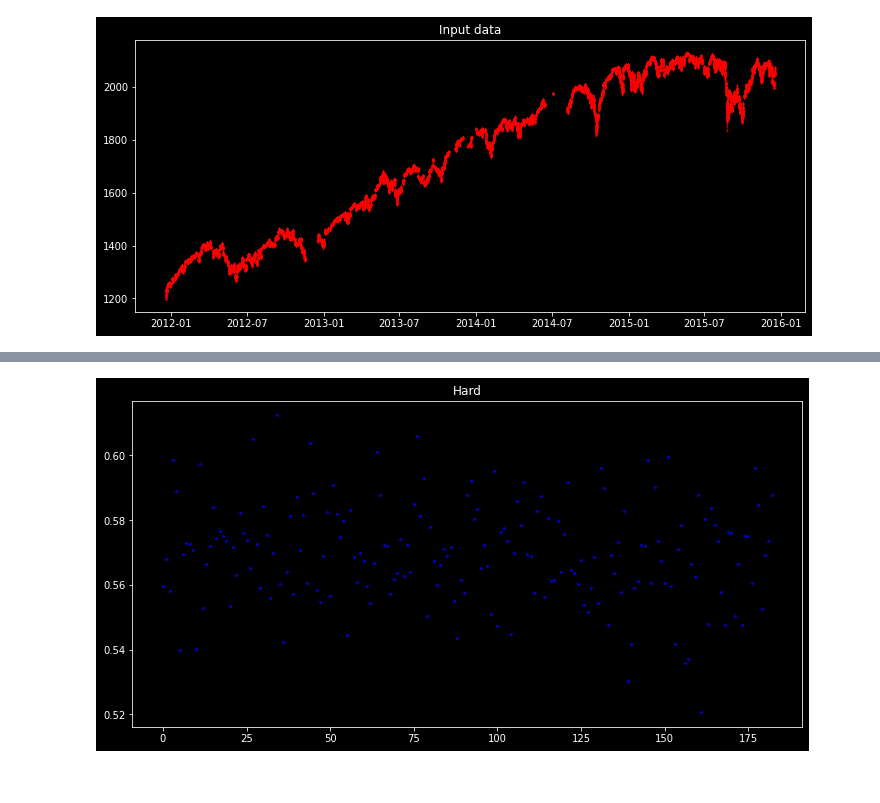
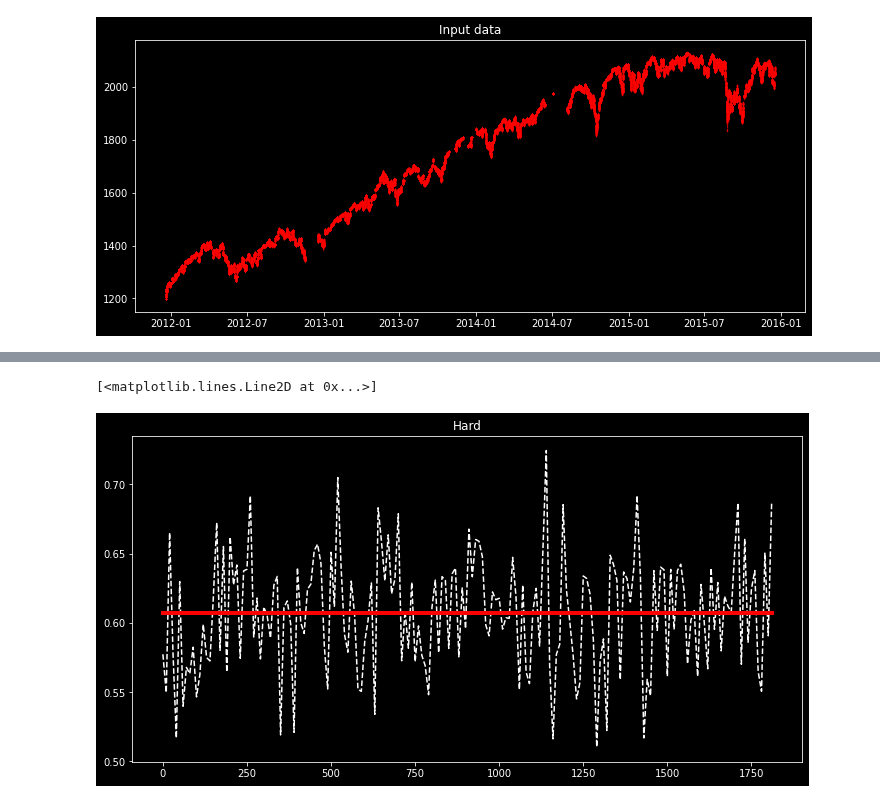
Before and after one commit to Molozey/algo-andrii, a Jupyter notebook: Andrii/folder_15/Hurst exponent.ipynb, the cells around one changed output, grey strips where cells are left out. Drawn from its saved outputs; the diff is of its cells as text; code cells hidden in the pictures.

```diff
--- a/Andrii/folder_15/Hurst exponent.ipynb
+++ b/Andrii/folder_15/Hurst exponent.ipynb
@@ -227,4 +159,4 @@ Duplicates at 6.18% of data
 [figure]
 # %%
-hurst_optimizer(nrm, simplify=5)
+hurst_optimizer(nrm, simplify=2)
 # %% [output]
@@ -231,0 +181,2 @@ hurst_optimizer(nrm, simplify=5)
+# %%
+hurst_optimizer(nrm, simplify=1)
@@ -231,0 +203,2 @@ hurst_optimizer(nrm, simplify=5)
+# %%
+hurst_optimizer(nrm, simplify=1, ANIS_LLOYD=True)
@@ -231,0 +232,2 @@ hurst_optimizer(nrm, simplify=5)
+# %%
+hurst_optimizer(nrm, simplify=3)
@@ -232,16 +237,23 @@ hurst_optimizer(nrm, simplify=5)
 # %%
-frame = 2000
+frame = 200
 plt.figure(figsize=(12,6))
 plt.title('Hard')
 #   VERSION A
-for _ in tqdm(range(0, len(nrm) // frame)):
+RESULTS = list()
+for _ in tqdm(range(0, len(nrm) // frame, 10)):
     #buf_data = nrm[_* frame: (_+1)* frame]
     buf_data = np.log(nrm[_* frame: (_+1)* frame])
     #buf_data = np.diff(buf_data) / buf_data[:-1]
     buf_data = np.diff(buf_data) / buf_data[:-1]
-    plt.plot(_, _hurst_runner(buf_data, 1.2, ANIS_LLOYD=False)[0], 'o', color='blue', markersize=2, alpha=.7)
+    RESULTS.append([_, _hurst_runner(buf_data, 1.2, ANIS_LLOYD=False)[0]])
+
+means = np.ones(shape=len(RESULTS))
+means[:] = np.mean([_[1] for _ in RESULTS])
+plt.plot([_[0] for _ in RESULTS], [_[1] for _ in RESULTS], '--', color='white')
+plt.plot([_[0] for _ in RESULTS], means, '-', color='red', linewidth=4)
 # %% [output]
+[<matplotlib.lines.Line2D at 0x...>]
-[figure, old version]
+[figure, new version]
 # %%
 frame = 200
 testing = np.log([np.exp(x) for x in np.linspace(-5, 5, 100_0)])
```
Also changed, not shown: parts of 21 cells of this notebook.
